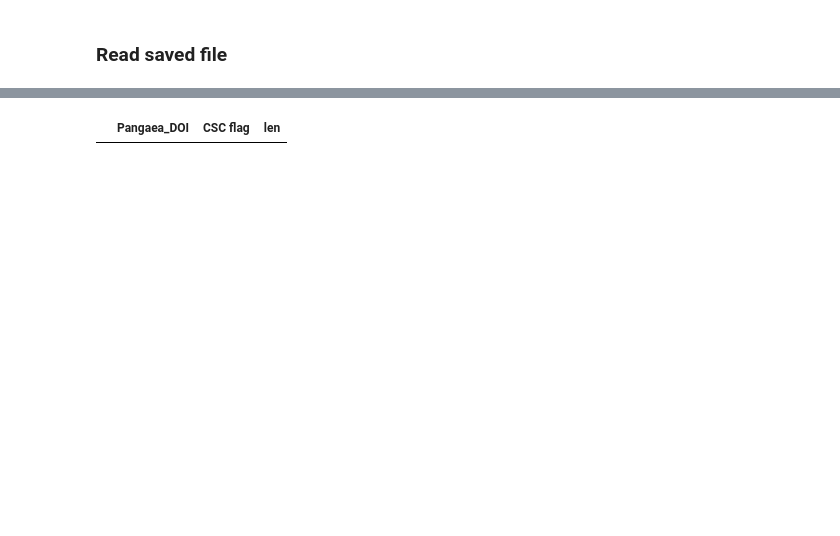
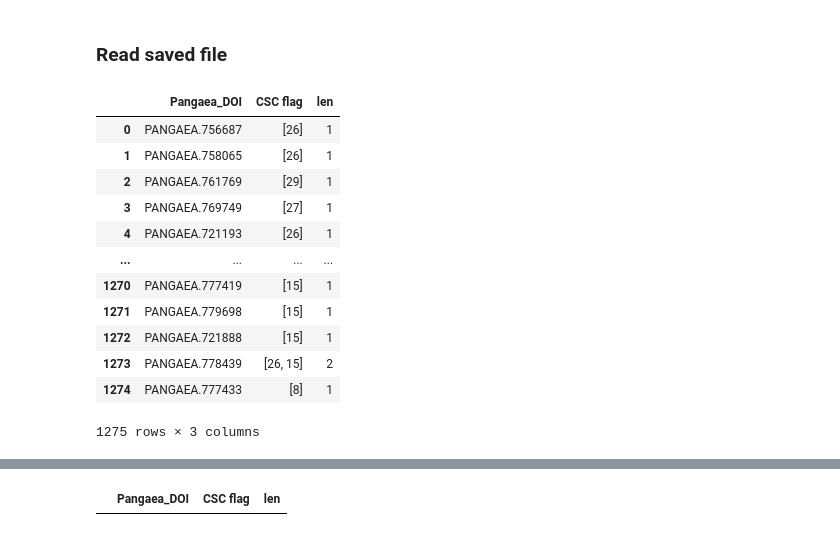
Before and after one commit to PBrockmann/PANGAEA_Scraping, a Jupyter notebook: PANGAEA_getData_ex1.py.ipynb, the cells around one changed output, grey strips where cells are left out. Drawn from its saved outputs; the diff is of its cells as text; code cells hidden in the pictures; blank space fills up the shorter version.

```diff
--- a/PANGAEA_getData_ex1.py.ipynb
+++ b/PANGAEA_getData_ex1.py.ipynb
@@ -336,6 +338,22 @@ from numpy import nan
 d2 = pd.read_csv('flags.csv')
 # %%
 d2['CSC flag'] = d2['CSC flag'].apply(lambda x: eval(x))
+# %%
+d2
+# %% [output]
+|  | Pangaea_DOI | CSC flag | len |
+| 0 | PANGAEA.756687 | [26] | 1 |
+| 1 | PANGAEA.758065 | [26] | 1 |
+| 2 | PANGAEA.761769 | [29] | 1 |
+| 3 | PANGAEA.769749 | [27] | 1 |
+| 4 | PANGAEA.721193 | [26] | 1 |
+| ... | ... | ... | ... |
+| 1270 | PANGAEA.777419 | [15] | 1 |
+| 1271 | PANGAEA.779698 | [15] | 1 |
+| 1272 | PANGAEA.721888 | [15] | 1 |
+| 1273 | PANGAEA.778439 | [26, 15] | 2 |
+| 1274 | PANGAEA.777433 | [8] | 1 |
+1275 rows × 3 columns
 # %%
 d2[d2['len'] >= 2]
 # %% [output]
```
Also changed, not shown: parts of 18 cells of this notebook, 1 other file.
